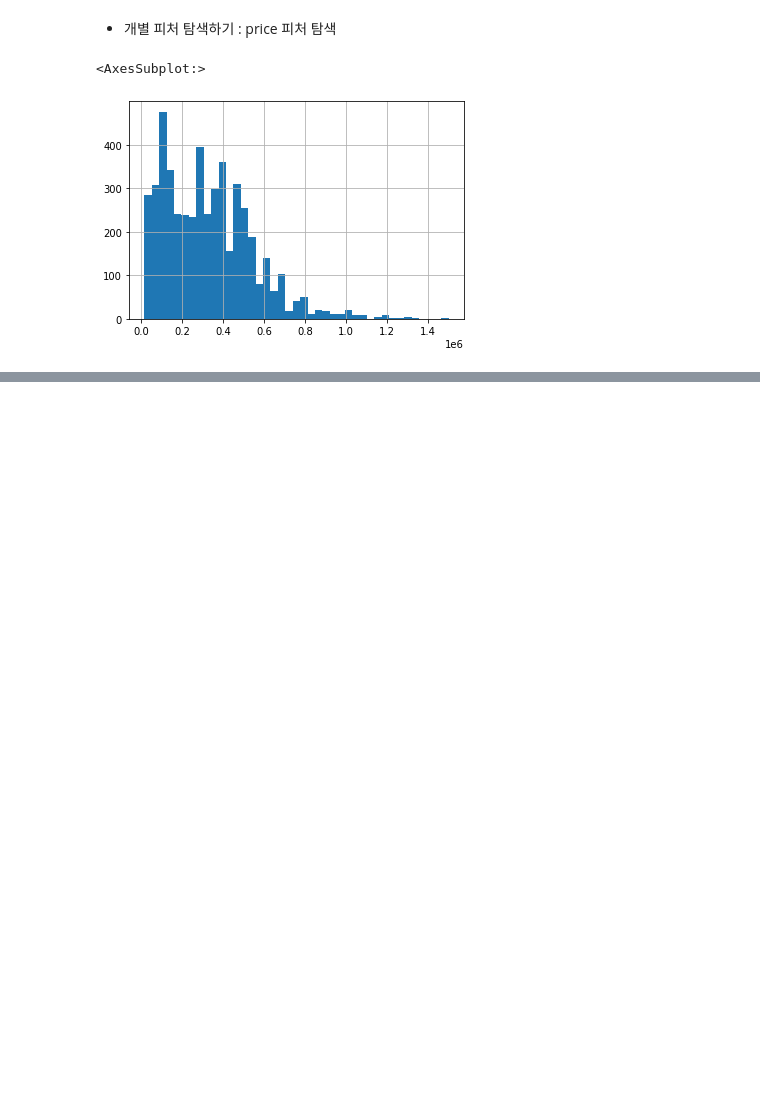
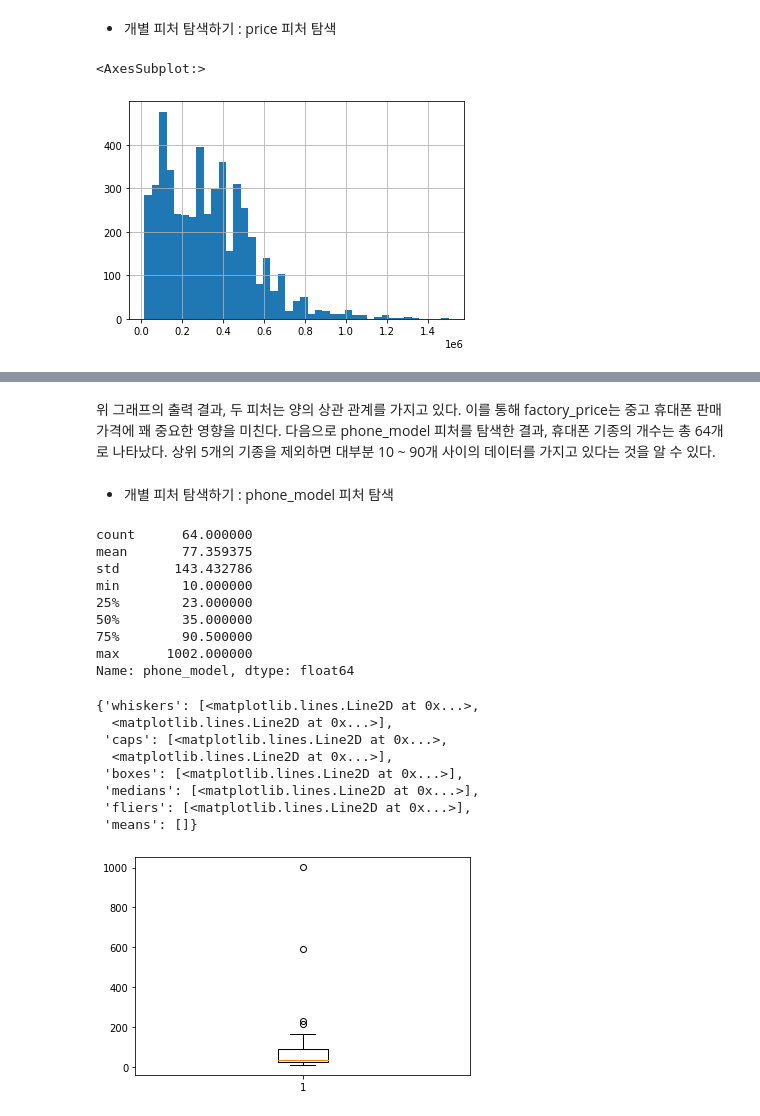
Before and after one commit to jaeyoon89/python_data_analysis, a Jupyter notebook: ch5-1_used_phone_price_prediction.ipynb, the cells around one changed output, grey strips where cells are left out. Drawn from its saved outputs; the diff is of its cells as text; code cells hidden in the pictures; blank space fills up the shorter version.

```diff
--- a/ch5-1_used_phone_price_prediction.ipynb
+++ b/ch5-1_used_phone_price_prediction.ipynb
@@ -101,0 +133,30 @@ df['price'].hist(bins="auto")
+# %% [markdown]
+위 그래프의 출력 결과, 두 피처는 양의 상관 관계를 가지고 있다. 이를 통해 factory_price는 중고 휴대폰 판매 가격에 꽤 중요한 영향을 미친다. 다음으로 phone_model 피처를 탐색한 결과, 휴대폰 기종의 개수는  총 64개로 나타났다. 상위 5개의 기종을 제외하면 대부분 10 ~ 90개 사이의 데이터를 가지고 있다는 것을 알 수 있다.
+# %% [markdown]
+- 개별 피처 탐색하기 : phone_model 피처 탐색
+# %%
+# 기종별 총 거래 데이터 개수를 집계한다.
+model_counts = df['phone_model'].value_counts()
+print(model_counts.describe())
+
+# 기종별 총 거래 데이터 개수를 상자 그림으로 살펴보자.
+plt.boxplot(model_counts)
+# %% [output]
+count      64.000000
+mean       77.359375
+std       143.432786
+min        10.000000
+25%        23.000000
+50%        35.000000
+75%        90.500000
+max      1002.000000
+Name: phone_model, dtype: float64
+{'whiskers': [<matplotlib.lines.Line2D at 0x...>,
+  <matplotlib.lines.Line2D at 0x...>],
+ 'caps': [<matplotlib.lines.Line2D at 0x...>,
+  <matplotlib.lines.Line2D at 0x...>],
+ 'boxes': [<matplotlib.lines.Line2D at 0x...>],
+ 'medians': [<matplotlib.lines.Line2D at 0x...>],
+ 'fliers': [<matplotlib.lines.Line2D at 0x...>],
+ 'means': []}
+[figure, added]
```
Also changed, not shown: parts of 6 cells of this notebook.
